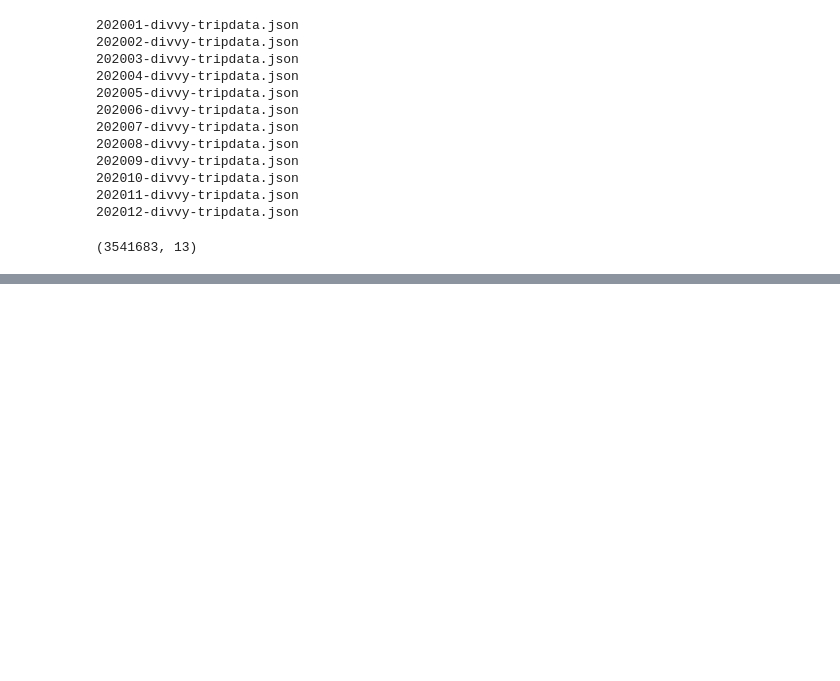
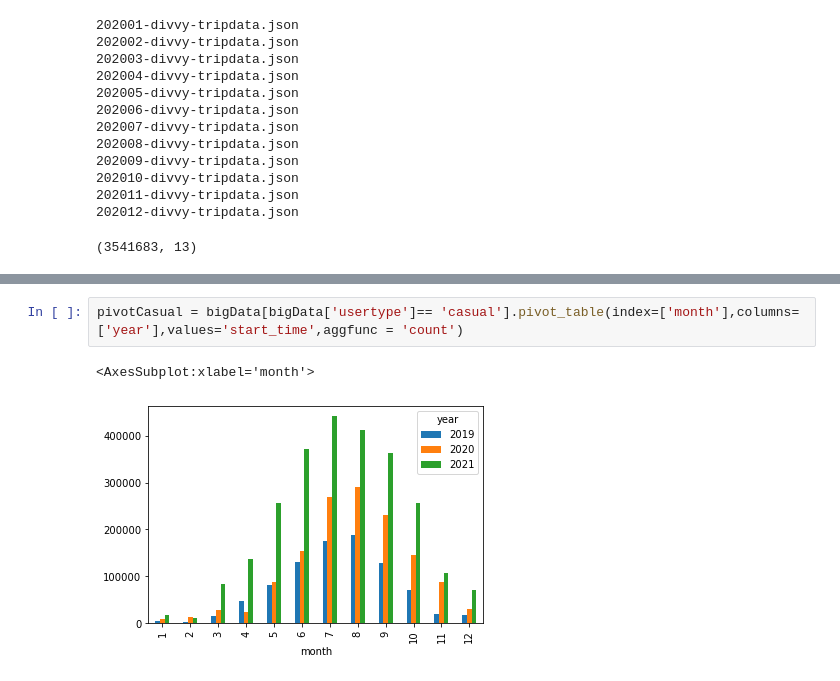
Before and after one commit to adamlporter/DivvyToolsAndAnalysis, a Jupyter notebook: CovidEffectsOnDivvyUse.ipynb, the cells around one changed output, grey strips where cells are left out. Drawn from its saved outputs; the diff is of its cells as text; blank space fills up the shorter version.

```diff
--- a/CovidEffectsOnDivvyUse.ipynb
+++ b/CovidEffectsOnDivvyUse.ipynb
@@ -259,0 +432,5 @@ data21.pivot_table(index=pd.DatetimeIndex(data21['started_at']).month,
+# %%
+pivotCasual = bigData[bigData['usertype']== 'casual'].pivot_table(index=['month'],columns=['year'],values='start_time',aggfunc = 'count')
+# %% [output]
+<AxesSubplot:xlabel='month'>
+[figure, added]
```
Also changed, not shown: parts of 75 cells of this notebook, 3 other files.
